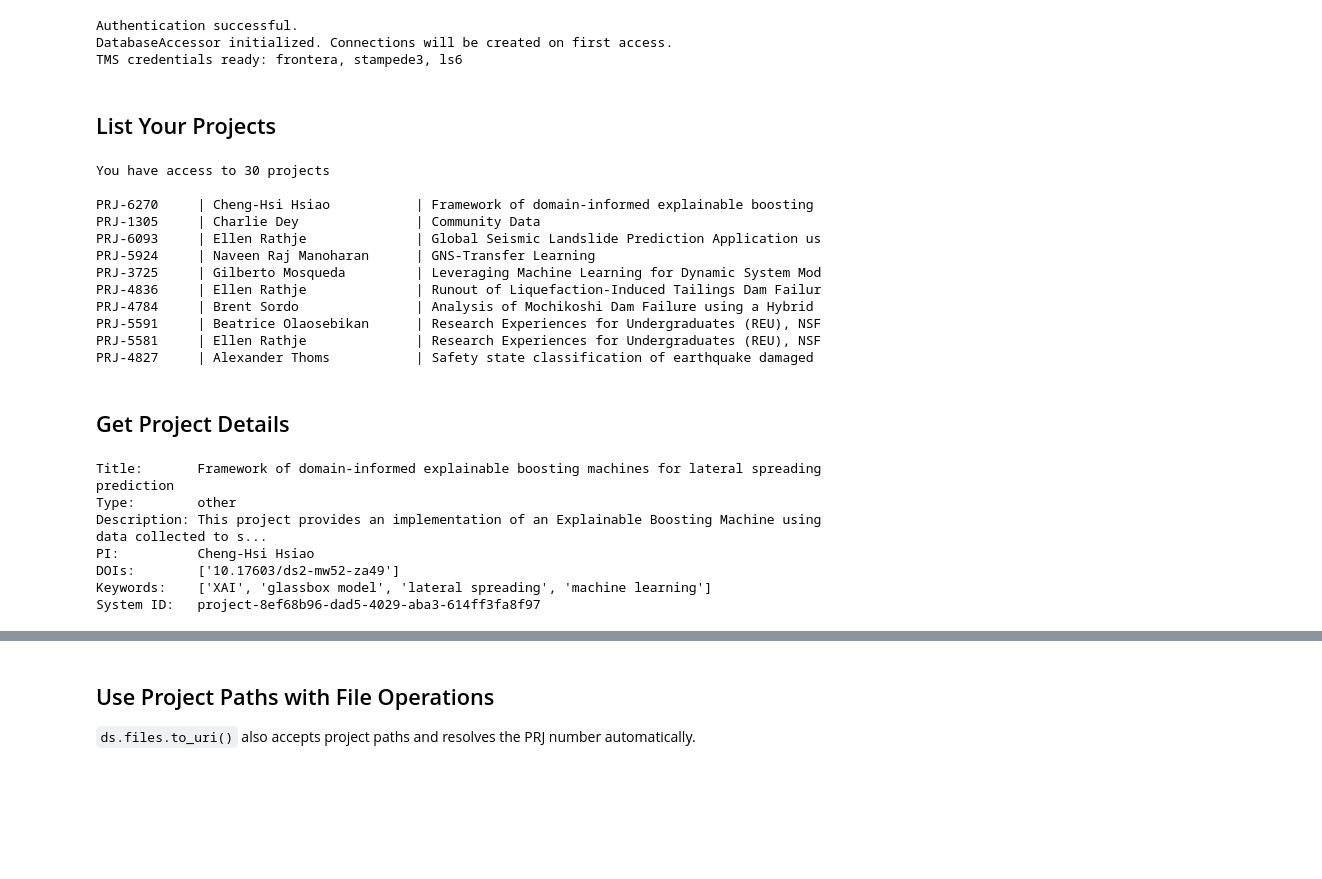
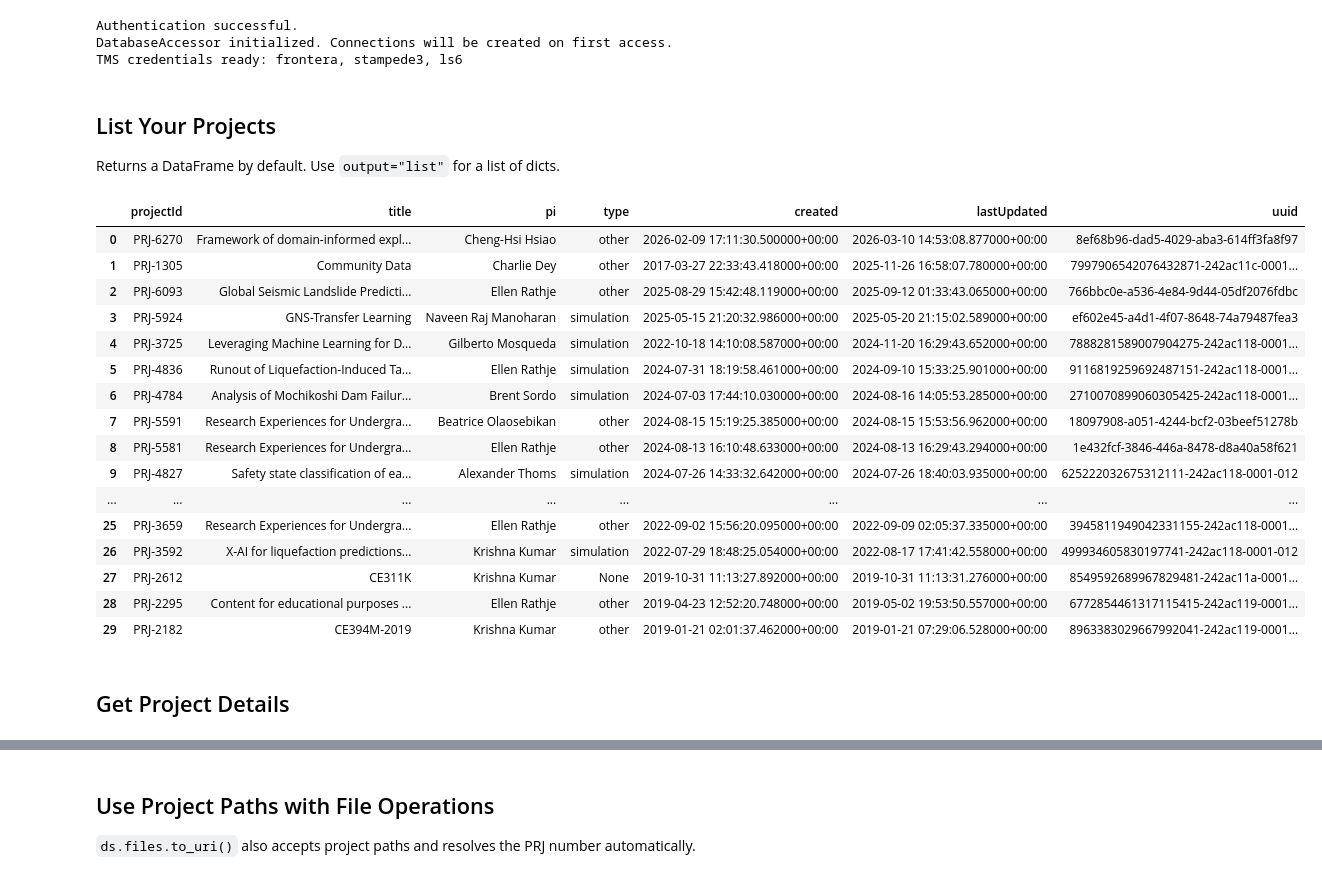
Before and after one commit to DesignSafe-CI/dapi, a Jupyter notebook: examples/projects.ipynb, the cells around one changed output, grey strips where cells are left out. Cells and saved outputs as stored; diff of their text form; code cells hidden in the pictures; blank space fills up the shorter version.

```diff
--- a/examples/projects.ipynb
+++ b/examples/projects.ipynb
@@ -10,43 +10,29 @@ ds = DSClient()
 Authentication successful.
 DatabaseAccessor initialized. Connections will be created on first access.
 TMS credentials ready: frontera, stampede3, ls6
-# %% [markdown]
-## List Your Projects
-# %%
-projects = ds.projects.list()
-print(f"You have access to {len(projects)} projects\n")
-for p in projects[:10]:
-    pi_name = f"{p['pi']['fname']} {p['pi']['lname']}" if p["pi"] else "N/A"
-    print(f"{p['projectId']:12s} | {pi_name:25s} | {p['title'][:50]}")
-# %% [output]
-You have access to 30 projects
-
-PRJ-6270     | Cheng-Hsi Hsiao           | Framework of domain-informed explainable boosting
-PRJ-1305     | Charlie Dey               | Community Data
-PRJ-6093     | Ellen Rathje              | Global Seismic Landslide Prediction Application us
-PRJ-5924     | Naveen Raj Manoharan      | GNS-Transfer Learning
-PRJ-3725     | Gilberto Mosqueda         | Leveraging Machine Learning for Dynamic System Mod
-PRJ-4836     | Ellen Rathje              | Runout of Liquefaction-Induced Tailings Dam Failur
-PRJ-4784     | Brent Sordo               | Analysis of Mochikoshi Dam Failure using a Hybrid
-PRJ-5591     | Beatrice Olaosebikan      | Research Experiences for Undergraduates (REU), NSF
-PRJ-5581     | Ellen Rathje              | Research Experiences for Undergraduates (REU), NSF
-PRJ-4827     | Alexander Thoms           | Safety state classification of earthquake damaged
+# %% [markdown]
+## List Your Projects
+
+Returns a DataFrame by default. Use `output="list"` for a list of dicts.
+# %%
+ds.projects.list()
+# %% [output]
+|  | projectId | title | pi | type | created | lastUpdated | uuid |
+| 0 | PRJ-6270 | Framework of domain-informed expl... | Cheng-Hsi Hsiao | other | 2026-02-09 17:11:30.500000+00:00 | 2026-03-10 14:53:08.877000+00:00 | 8ef68b96-dad5-4029-aba3-614ff3fa8f97 |
+| 1 | PRJ-1305 | Community Data | Charlie Dey | other | 2017-03-27 22:33:43.418000+00:00 | 2025-11-26 16:58:07.780000+00:00 | 7997906542076432871-242ac11c-0001... |
+| 2 | PRJ-6093 | Global Seismic Landslide Predicti... | Ellen Rathje | other | 2025-08-29 15:42:48.119000+00:00 | 2025-09-12 01:33:43.065000+00:00 | 766bbc0e-a536-4e84-9d44-05df2076fdbc |
+| 3 | PRJ-5924 | GNS-Transfer Learning | Naveen Raj Manoharan | simulation | 2025-05-15 21:20:32.986000+00:00 | 2025-05-20 21:15:02.589000+00:00 | ef602e45-a4d1-4f07-8648-74a79487fea3 |
+| 4 | PRJ-3725 | Leveraging Machine Learning for D... | Gilberto Mosqueda | simulation | 2022-10-18 14:10:08.587000+00:00 | 2024-11-20 16:29:43.652000+00:00 | 7888281589007904275-242ac118-0001... |
+| 5 | PRJ-4836 | Runout of Liquefaction-Induced Ta... | Ellen Rathje | simulation | 2024-07-31 18:19:58.461000+00:00 | 2024-09-10 15:33:25.901000+00:00 | 9116819259692487151-242ac118-0001... |
+| 6 | PRJ-4784 | Analysis of Mochikoshi Dam Failur... | Brent Sordo | simulation | 2024-07-03 17:44:10.030000+00:00 | 2024-08-16 14:05:53.285000+00:00 | 2710070899060305425-242ac118-0001... |
+| 7 | PRJ-5591 | Research Experiences for Undergra... | Beatrice Olaosebikan | other | 2024-08-15 15:19:25.385000+00:00 | 2024-08-15 15:53:56.962000+00:00 | 18097908-a051-4244-bcf2-03beef51278b |
+| 8 | PRJ-5581 | Research Experiences for Undergra... | Ellen Rathje | other | 2024-08-13 16:10:48.633000+00:00 | 2024-08-13 16:29:43.294000+00:00 | 1e432fcf-3846-446a-8478-d8a40a58f621 |
+| 9 | PRJ-4827 | Safety state classification of ea... | Alexander Thoms | simulation | 2024-07-26 14:33:32.642000+00:00 | 2024-07-26 18:40:03.935000+00:00 | 625222032675312111-242ac118-0001-012 |
+| ... | ... | ... | ... | ... | ... | ... | ... |
+| 25 | PRJ-3659 | Research Experiences for Undergra... | Ellen Rathje | other | 2022-09-02 15:56:20.095000+00:00 | 2022-09-09 02:05:37.335000+00:00 | 3945811949042331155-242ac118-0001... |
+| 26 | PRJ-3592 | X-AI for liquefaction predictions... | Krishna Kumar | simulation | 2022-07-29 18:48:25.054000+00:00 | 2022-08-17 17:41:42.558000+00:00 | 499934605830197741-242ac118-0001-012 |
+| 27 | PRJ-2612 | CE311K | Krishna Kumar | None | 2019-10-31 11:13:27.892000+00:00 | 2019-10-31 11:13:31.276000+00:00 | 8549592689967829481-242ac11a-0001... |
+| 28 | PRJ-2295 | Content for educational purposes ... | Ellen Rathje | other | 2019-04-23 12:52:20.748000+00:00 | 2019-05-02 19:53:50.557000+00:00 | 6772854461317115415-242ac119-0001... |
+| 29 | PRJ-2182 | CE394M-2019 | Krishna Kumar | other | 2019-01-21 02:01:37.462000+00:00 | 2019-01-21 07:29:06.528000+00:00 | 8963383029667992041-242ac119-0001... |
 # %% [markdown]
 ## Get Project Details
-# %%
-info = ds.projects.get("PRJ-6270")
-print(f"Title:       {info['title']}")
-print(f"Type:        {info['projectType']}")
-print(f"Description: {info['description'][:100]}..." if info["description"] else "")
-print(f"PI:          {info['pi']['fname']} {info['pi']['lname']}" if info["pi"] else "")
-print(f"DOIs:        {info['dois']}")
-print(f"Keywords:    {info['keywords']}")
-print(f"System ID:   {info['systemId']}")
-# %% [output]
-Title:       Framework of domain-informed explainable boosting machines for lateral spreading prediction
-Type:        other
-Description: This project provides an implementation of an Explainable Boosting Machine using data collected to s...
-PI:          Cheng-Hsi Hsiao
-DOIs:        ['10.17603/ds2-mw52-za49']
-Keywords:    ['XAI', 'glassbox model', 'lateral spreading', 'machine learning']
-System ID:   project-8ef68b96-dad5-4029-aba3-614ff3fa8f97
```
Also changed, not shown: parts of 5 cells of this notebook, 3 other files.
